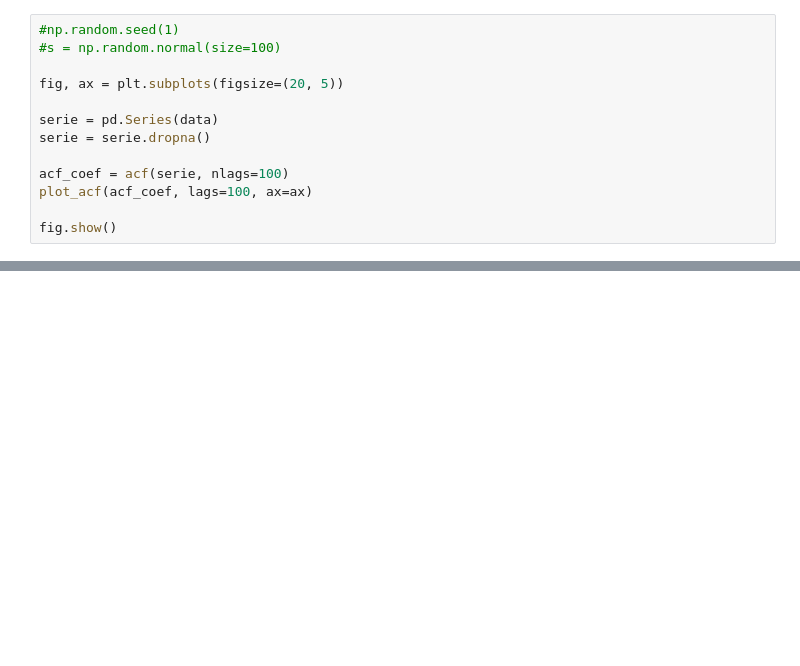
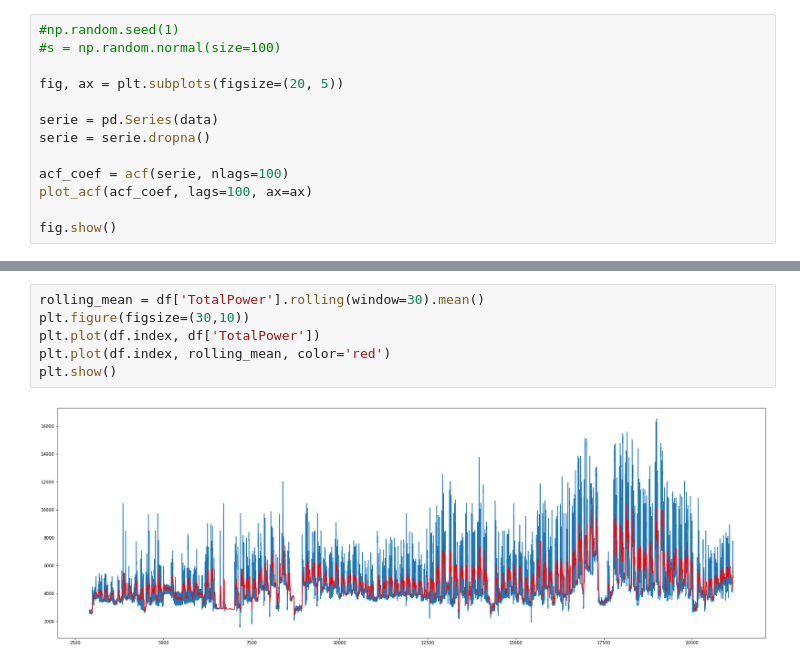
Before and after one commit to paolo-di-simone/PrevisioneCaricoElettrico, a Jupyter notebook: Visualization-DatasetMediatoOrario.ipynb, the cells around one changed output, grey strips where cells are left out. Drawn from its saved outputs; the diff is of its cells as text; blank space fills up the shorter version.

```diff
--- a/Visualization-DatasetMediatoOrario.ipynb
+++ b/Visualization-DatasetMediatoOrario.ipynb
@@ -649,0 +697,8 @@ fig.show()
+# %%
+rolling_mean = df['TotalPower'].rolling(window=30).mean()
+plt.figure(figsize=(30,10))
+plt.plot(df.index, df['TotalPower'])
+plt.plot(df.index, rolling_mean, color='red')
+plt.show()
+# %% [output]
+[figure, added]
```
Also changed, not shown: parts of 22 cells of this notebook, 2 other files.
